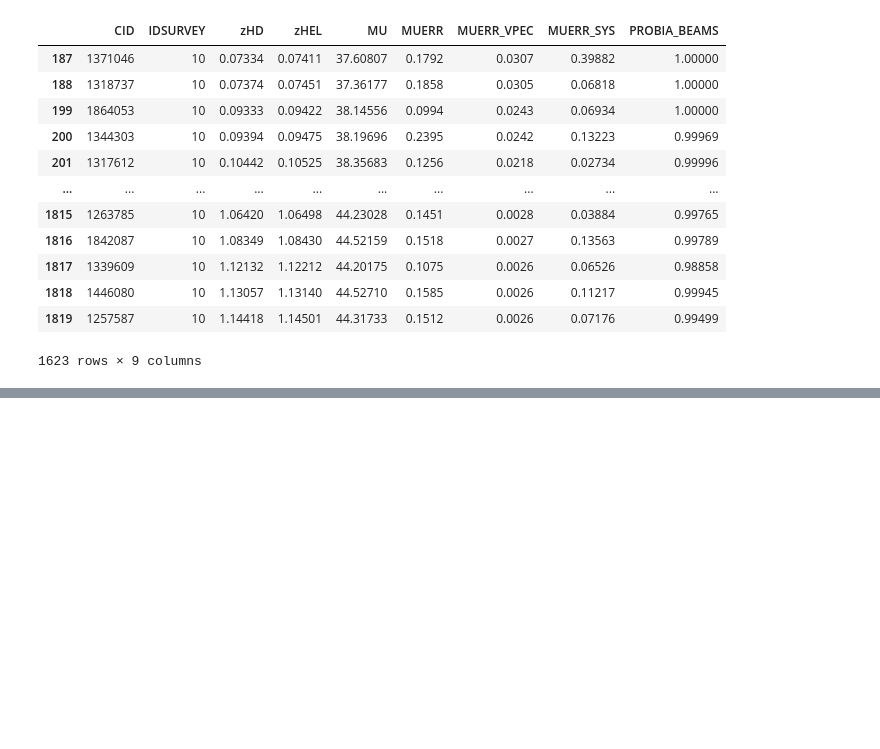
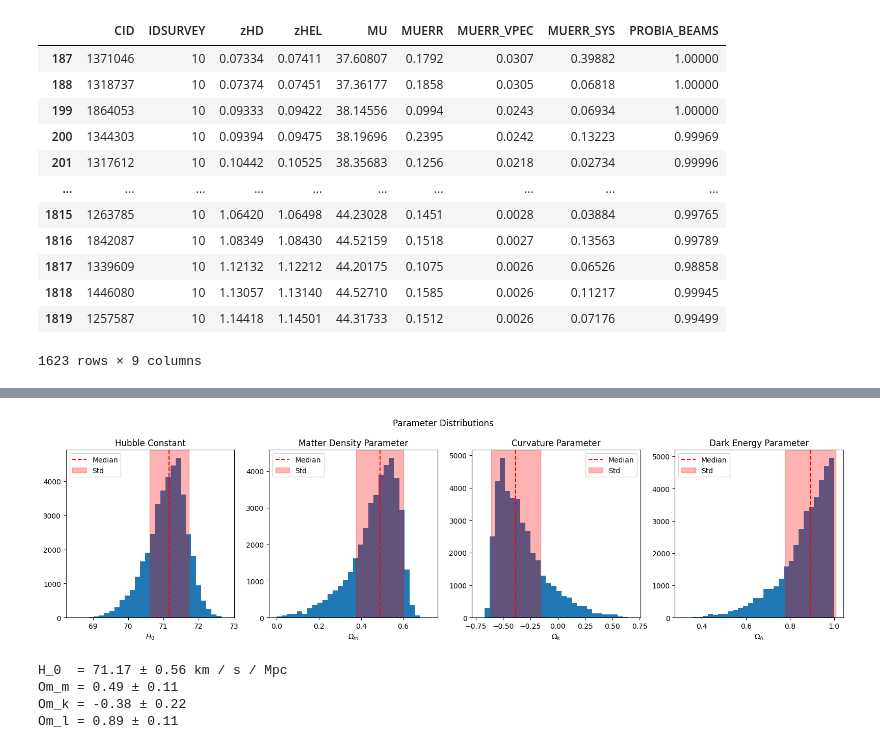
Before and after one commit to MagicalBean/DES_MCMC, a Jupyter notebook: workthrough.ipynb, the cells around one changed output, grey strips where cells are left out. Cells and saved outputs as stored; diff of their text form; code cells hidden in the pictures; blank space fills up the shorter version.

```diff
--- a/workthrough.ipynb
+++ b/workthrough.ipynb
@@ -56,0 +265,32 @@ plt.show()
+# %%
+burned = sampler.get_chain(discard=1000, flat=True)
+# %%
+fig, axs = plt.subplots(1, 4, figsize=(16, 4.6))
+
+titles = ['Hubble Constant', 'Matter Density Parameter', 'Curvature Parameter', 'Dark Energy Parameter']
+x_labels = [r'$H_0$', r'$\Omega_m$', r'$\Omega_k$', r'$\Omega_\Lambda$']
+for i in range(0, 4):
+    axs[i].hist(burned[:,i], bins=30)
+    axs[i].set_xlabel(x_labels[i])
+    axs[i].set_title(titles[i])
+    median = np.median(burned[:,i])
+    std = np.std(burned[:,i])
+    axs[i].axvline(median, color='red', linestyle='dashed', label='Median')
+    axs[i].axvspan(median-std, median+std, color='red', alpha=0.3, label='Std')
+    axs[i].legend()
+
+fig.suptitle('Parameter Distributions')
+plt.tight_layout()
+plt.show()
+# %% [output]
+[figure, added]
+# %%
+print(f'H_0  = {np.median(burned[:,0]):.2f} ± {np.std(burned[:,0]):.2f} km / s / Mpc')
+print(f'Om_m = {np.median(burned[:,1]):.2f} ± {np.std(burned[:,1]):.2f}')
+print(f'Om_k = {np.median(burned[:,2]):.2f} ± {np.std(burned[:,2]):.2f}')
+print(f'Om_l = {np.median(burned[:,3]):.2f} ± {np.std(burned[:,3]):.2f}')
+# %% [output]
+H_0  = 71.17 ± 0.56 km / s / Mpc
+Om_m = 0.49 ± 0.11
+Om_k = -0.38 ± 0.22
+Om_l = 0.89 ± 0.11
```
Also changed, not shown: parts of 12 cells of this notebook.
